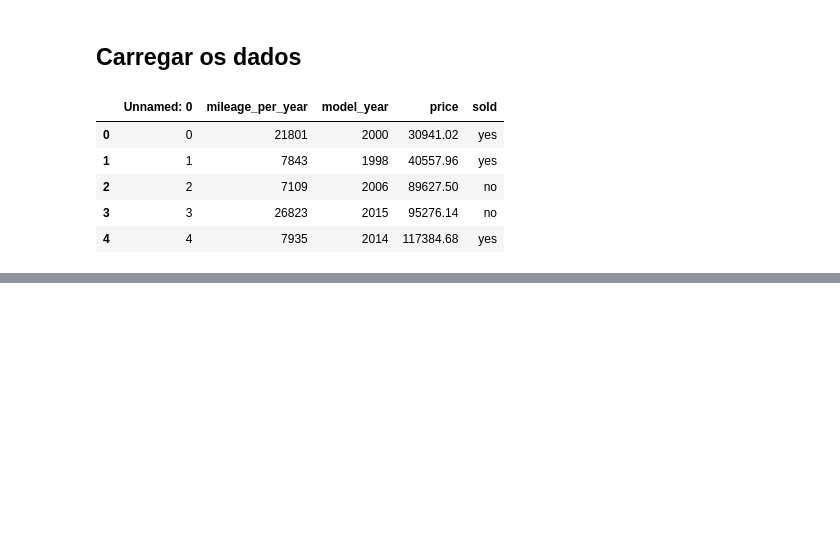
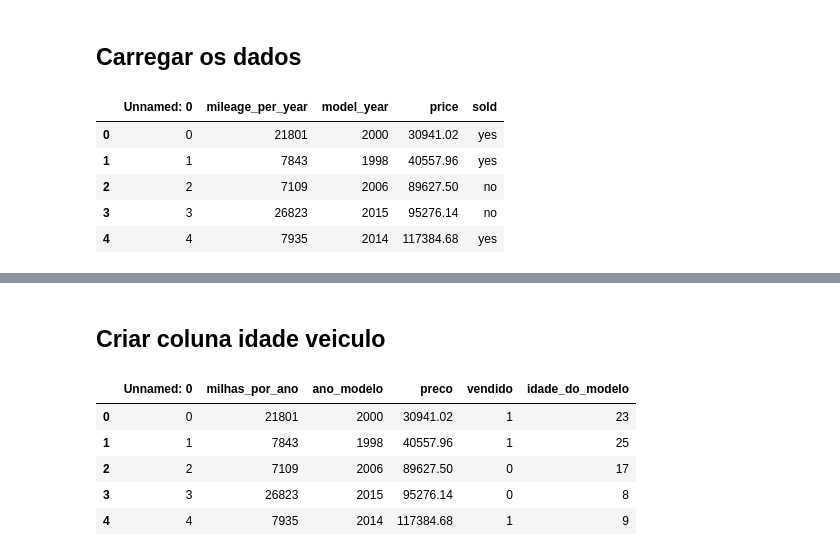
Before and after one commit to danielgaio/python-ia-study, a Jupyter notebook: alura/machine-learning-classificacao-com-sklearn/aula4.ipynb, the cells around one changed output, grey strips where cells are left out. Saved outputs shown, nothing was run; the diff lists cells and outputs as text; code cells hidden in the pictures; blank space fills up the shorter version.

```diff
--- a/alura/machine-learning-classificacao-com-sklearn/aula4.ipynb
+++ b/alura/machine-learning-classificacao-com-sklearn/aula4.ipynb
@@ -20,0 +50,15 @@ dados.rename(columns=a_renomear)
+# %% [markdown]
+## Criar coluna idade veiculo
+# %%
+from datetime import datetime
+
+ano_atual = datetime.today().year
+dados['idade_do_modelo'] = ano_atual - dados.ano_modelo
+dados.head()
+# %% [output]
+|  | Unnamed: 0 | milhas_por_ano | ano_modelo | preco | vendido | idade_do_modelo |
+| 0 | 0 | 21801 | 2000 | 30941.02 | 1 | 23 |
+| 1 | 1 | 7843 | 1998 | 40557.96 | 1 | 25 |
+| 2 | 2 | 7109 | 2006 | 89627.50 | 0 | 17 |
+| 3 | 3 | 26823 | 2015 | 95276.14 | 0 | 8 |
+| 4 | 4 | 7935 | 2014 | 117384.68 | 1 | 9 |
```
Also changed, not shown: parts of 20 cells of this notebook.
